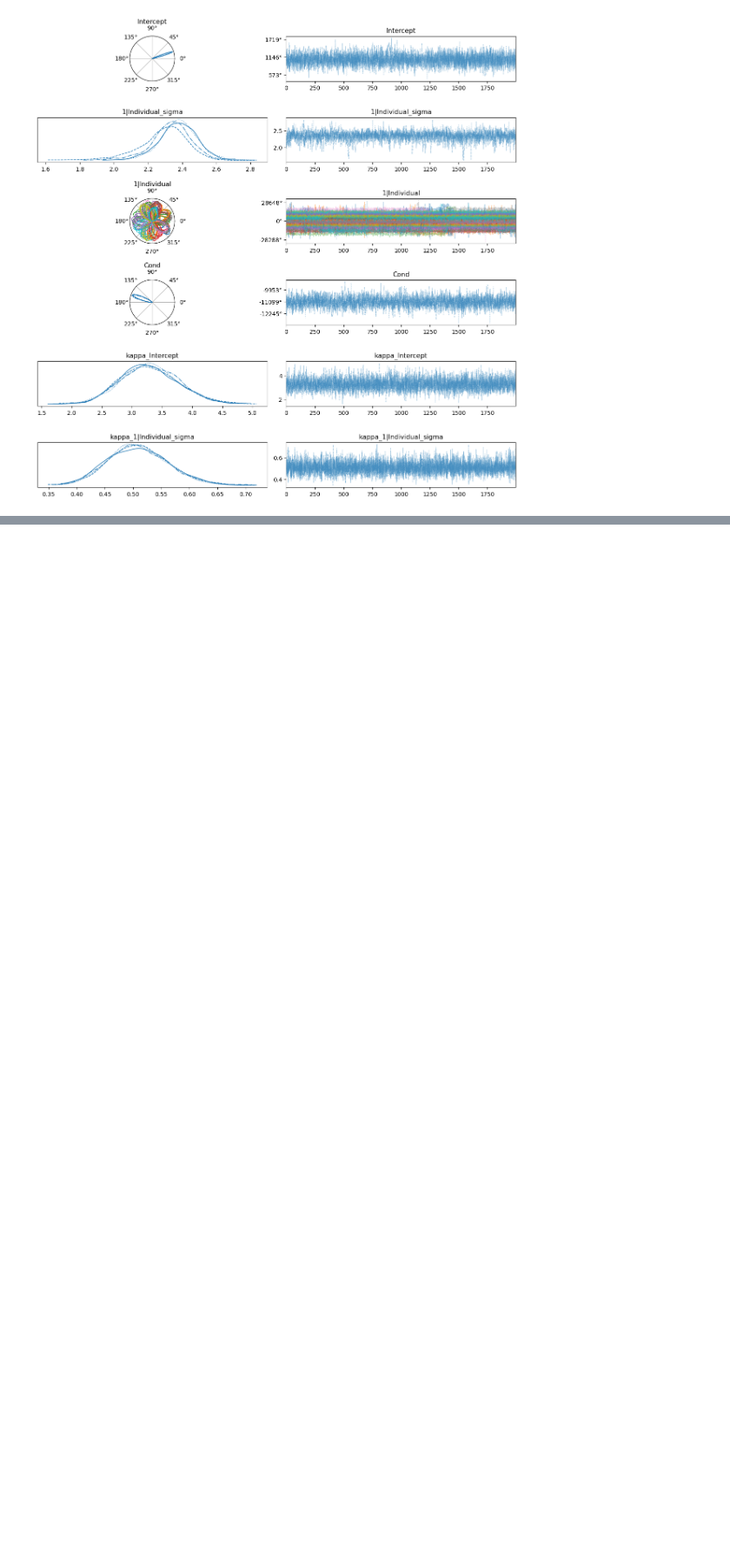
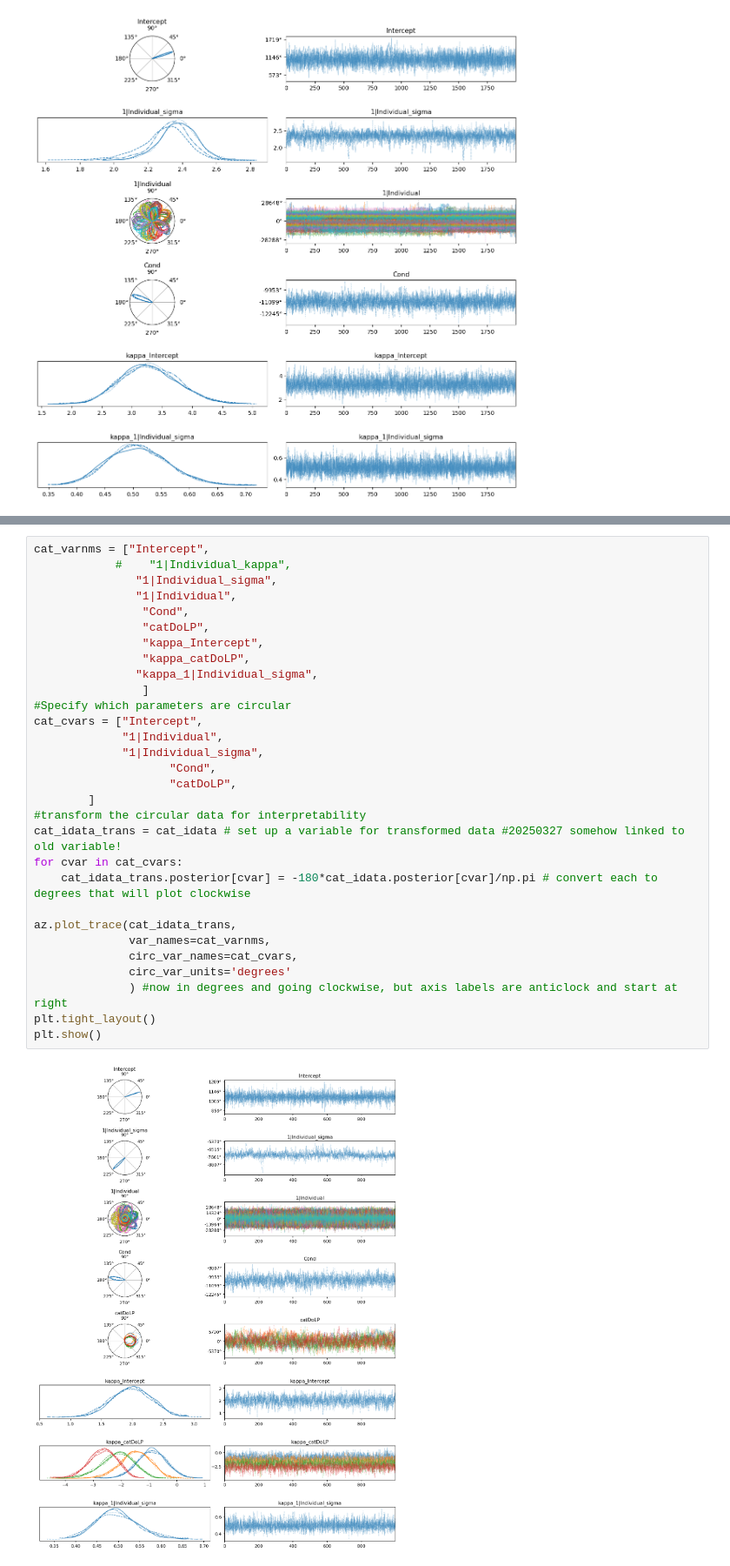
Before and after one commit to jgraving/unwrap, a Jupyter notebook: notebooks/polarization.ipynb, the cells around one changed output, grey strips where cells are left out. Shown at 87% size. Saved outputs shown, nothing was run; the diff lists cells and outputs as text; blank space fills up the shorter version.

```diff
--- a/notebooks/polarization.ipynb
+++ b/notebooks/polarization.ipynb
@@ -480,0 +560,32 @@ plt.show()
+# %%
+cat_varnms = ["Intercept",
+            #    "1|Individual_kappa",
+               "1|Individual_sigma",
+               "1|Individual",
+                "Cond",
+                "catDoLP",
+                "kappa_Intercept",
+                "kappa_catDoLP",
+               "kappa_1|Individual_sigma",
+                ]
+#Specify which parameters are circular
+cat_cvars = ["Intercept",
+             "1|Individual",
+             "1|Individual_sigma",
+                    "Cond",
+                    "catDoLP",
+        ]
+#transform the circular data for interpretability
+cat_idata_trans = cat_idata # set up a variable for transformed data #20250327 somehow linked to old variable!
+for cvar in cat_cvars:
+    cat_idata_trans.posterior[cvar] = -180*cat_idata.posterior[cvar]/np.pi # convert each to degrees that will plot clockwise
+
+az.plot_trace(cat_idata_trans,
+              var_names=cat_varnms,
+              circ_var_names=cat_cvars,
+              circ_var_units='degrees'
+              ) #now in degrees and going clockwise, but axis labels are anticlock and start at right
+plt.tight_layout()
+plt.show()
+# %% [output]
+[figure, added]
```
Also changed, not shown: parts of 6 cells of this notebook.
